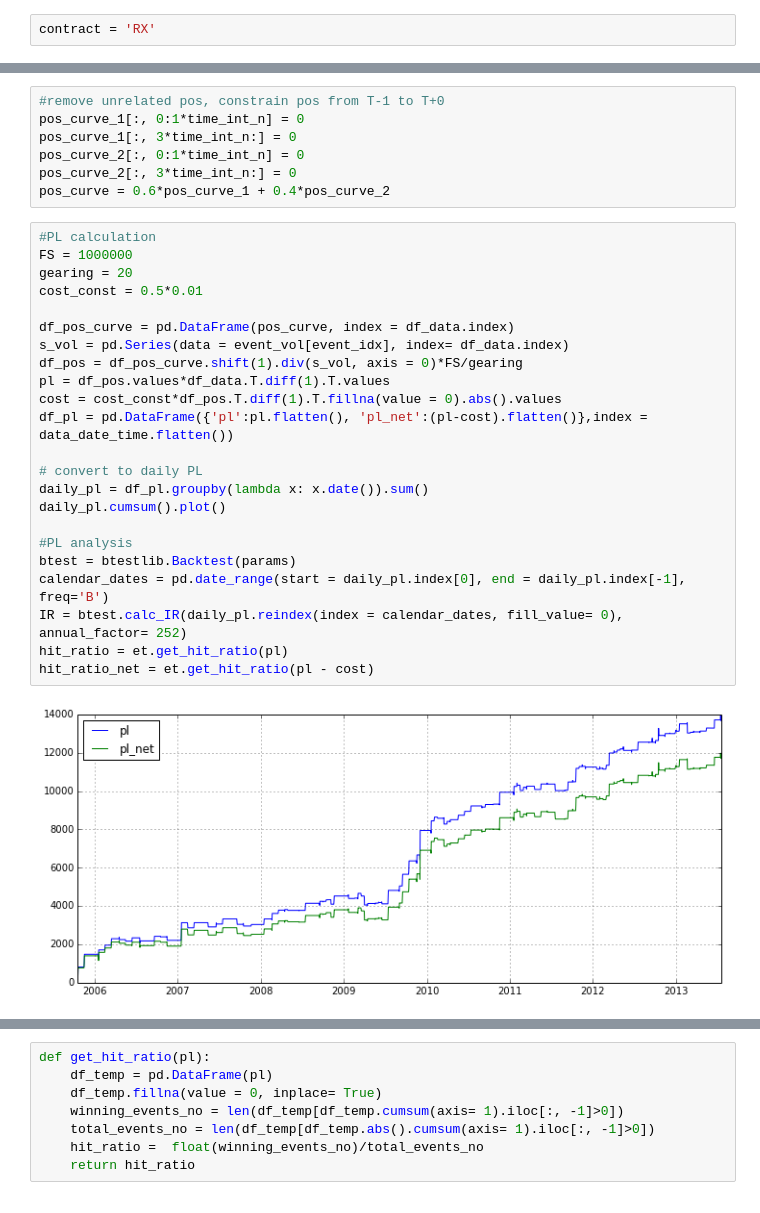
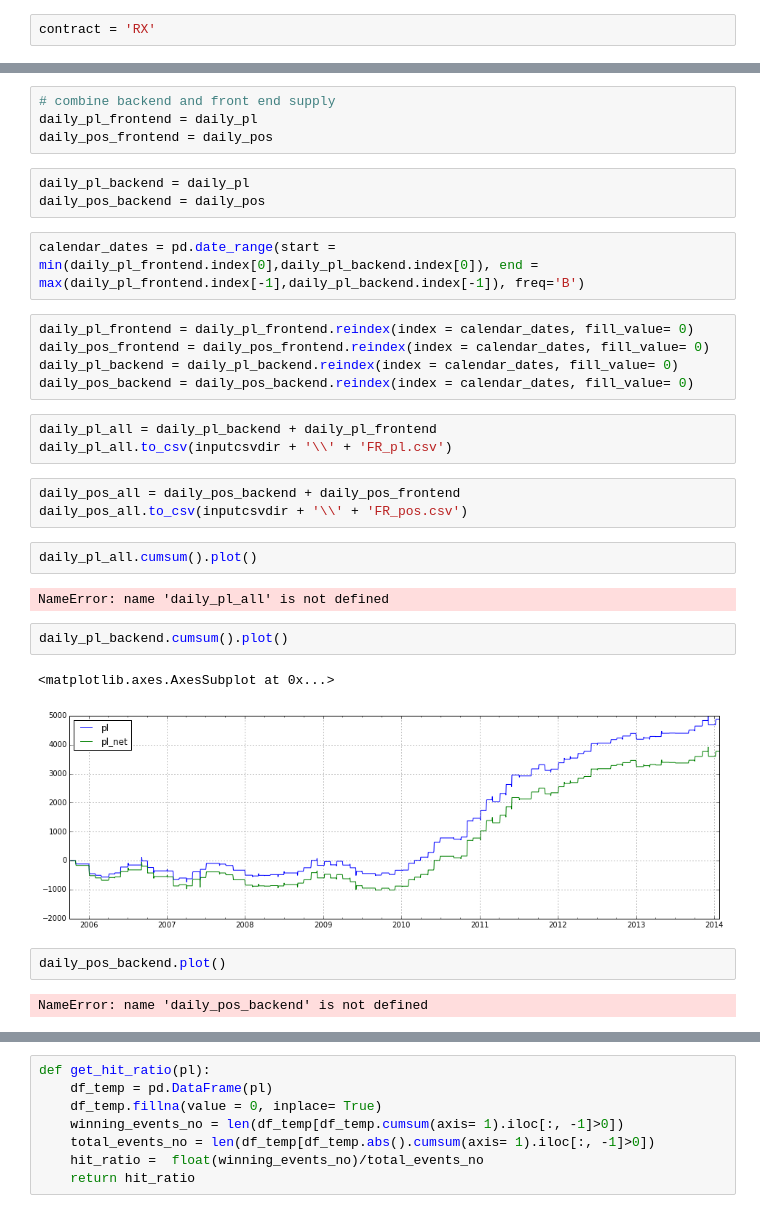
Before and after one commit to zhaovin/Convexity, a Jupyter notebook: event timing/code/FR.ipynb, the cells around one changed output, grey strips where cells are left out. Drawn from its saved outputs; the diff is of its cells as text.

```diff
--- a/event timing/code/FR.ipynb
+++ b/event timing/code/FR.ipynb
@@ -198,32 +237,33 @@ for i_row in arange(0, pos_curve_1.shape[0]):
-# %%
-#remove unrelated pos, constrain pos from T-1 to T+0
-pos_curve_1[:, 0:1*time_int_n] = 0
-pos_curve_1[:, 3*time_int_n:] = 0
-pos_curve_2[:, 0:1*time_int_n] = 0
-pos_curve_2[:, 3*time_int_n:] = 0
-pos_curve = 0.6*pos_curve_1 + 0.4*pos_curve_2
-# %%
-#PL calculation
-FS = 1000000
-gearing = 20
-cost_const = 0.5*0.01
-
-df_pos_curve = pd.DataFrame(pos_curve, index = df_data.index)
-s_vol = pd.Series(data = event_vol[event_idx], index= df_data.index)
-df_pos = df_pos_curve.shift(1).div(s_vol, axis = 0)*FS/gearing
-pl = df_pos.values*df_data.T.diff(1).T.values
-cost = cost_const*df_pos.T.diff(1).T.fillna(value = 0).abs().values
-df_pl = pd.DataFrame({'pl':pl.flatten(), 'pl_net':(pl-cost).flatten()},index = data_date_time.flatten())
-
-# convert to daily PL
-daily_pl = df_pl.groupby(lambda x: x.date()).sum()
-daily_pl.cumsum().plot()
-
-#PL analysis
-btest = btestlib.Backtest(params)
-calendar_dates = pd.date_range(start = daily_pl.index[0], end = daily_pl.index[-1], freq='B')
-IR = btest.calc_IR(daily_pl.reindex(index = calendar_dates, fill_value= 0), annual_factor= 252)
-hit_ratio = et.get_hit_ratio(pl)
-hit_ratio_net = et.get_hit_ratio(pl - cost)
-# %% [output]
-[figure, removed]
+# %%
+# combine backend and front end supply
+daily_pl_frontend = daily_pl
+daily_pos_frontend = daily_pos
+# %%
+daily_pl_backend = daily_pl
+daily_pos_backend = daily_pos
+# %%
+calendar_dates = pd.date_range(start = min(daily_pl_frontend.index[0],daily_pl_backend.index[0]), end = max(daily_pl_frontend.index[-1],daily_pl_backend.index[-1]), freq='B')
+# %%
+daily_pl_frontend = daily_pl_frontend.reindex(index = calendar_dates, fill_value= 0)
+daily_pos_frontend = daily_pos_frontend.reindex(index = calendar_dates, fill_value= 0)
+daily_pl_backend = daily_pl_backend.reindex(index = calendar_dates, fill_value= 0)
+daily_pos_backend = daily_pos_backend.reindex(index = calendar_dates, fill_value= 0)
+# %%
+daily_pl_all = daily_pl_backend + daily_pl_frontend
+daily_pl_all.to_csv(inputcsvdir + '\\' + 'FR_pl.csv')
+# %%
+daily_pos_all = daily_pos_backend + daily_pos_frontend
+daily_pos_all.to_csv(inputcsvdir + '\\' + 'FR_pos.csv')
+# %%
+daily_pl_all.cumsum().plot()
+# %% [output]
+NameError: name 'daily_pl_all' is not defined
+# %%
+daily_pl_backend.cumsum().plot()
+# %% [output]
+<matplotlib.axes.AxesSubplot at 0x...>
+[figure, added]
+# %%
+daily_pos_backend.plot()
+# %% [output]
+NameError: name 'daily_pos_backend' is not defined
```
Also changed, not shown: parts of 18 cells of this notebook, 48 other files.
